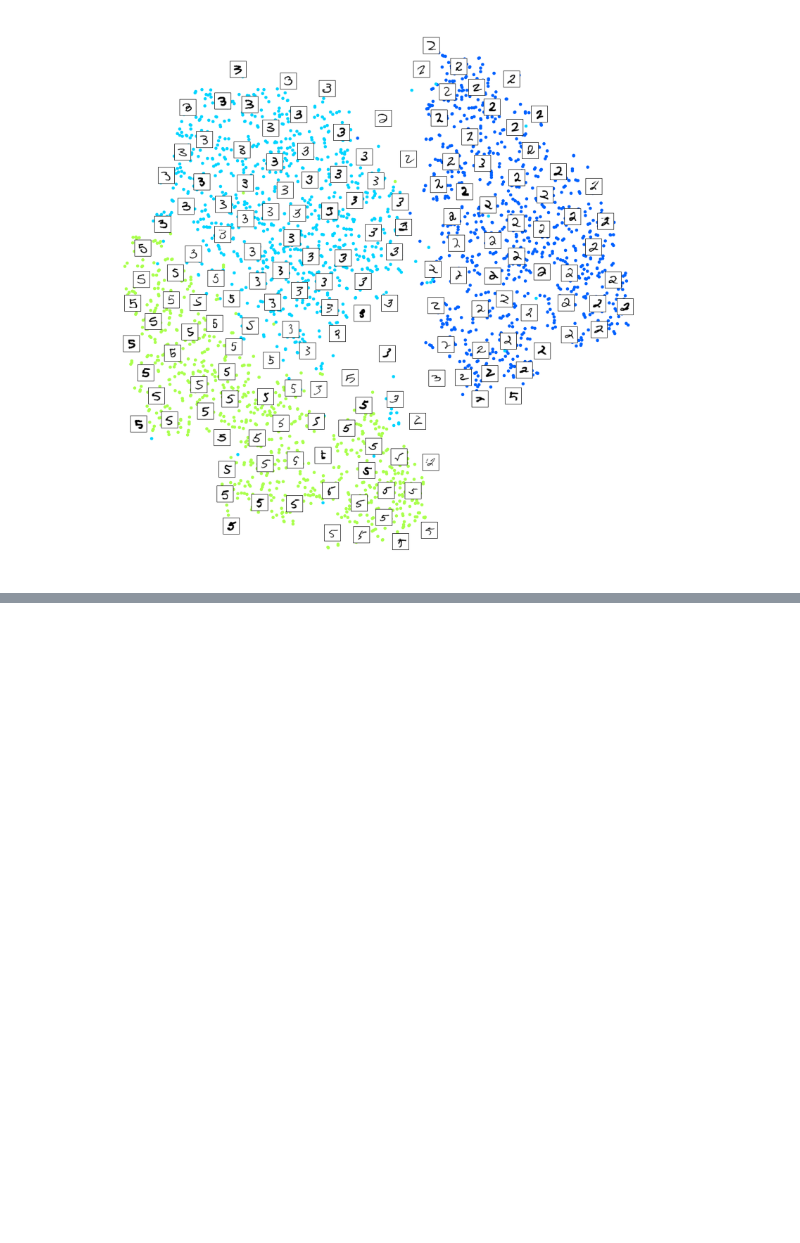
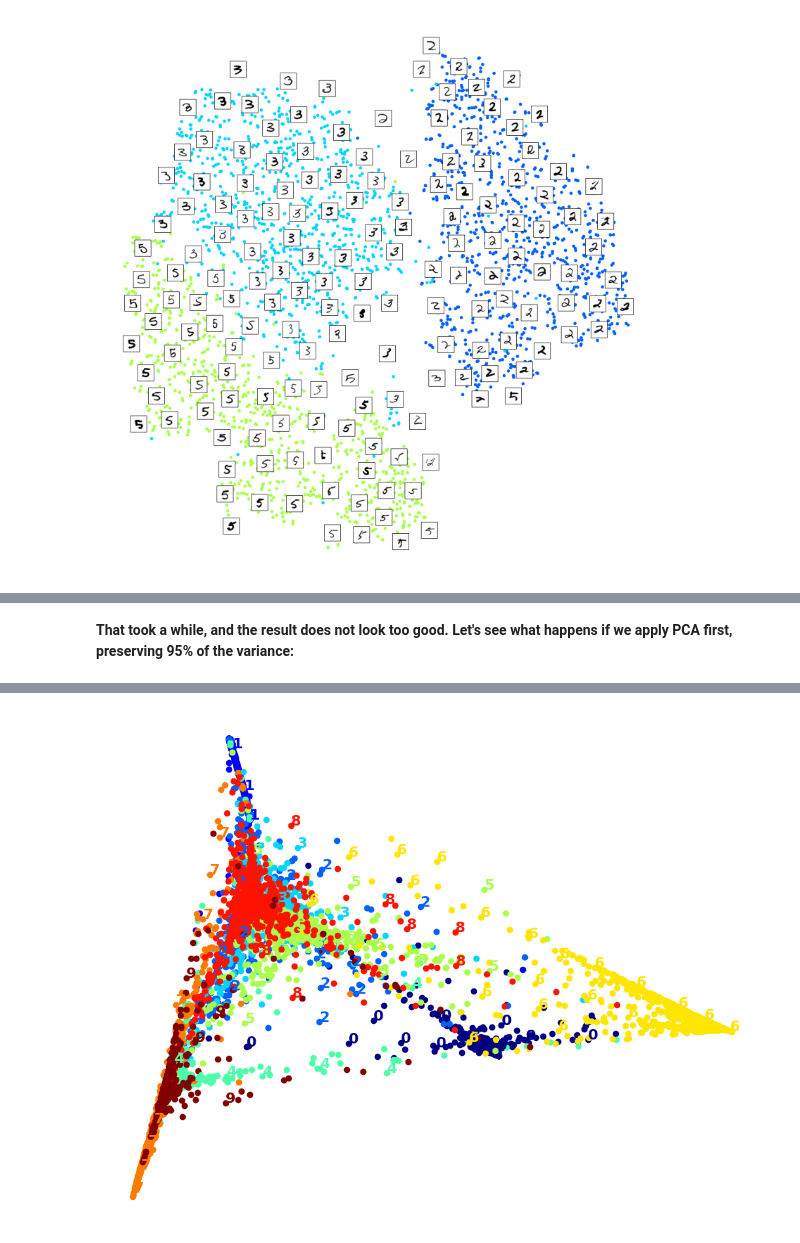
Before and after one commit to andysingal/machine-learning, a Jupyter notebook: Dimension_Reduction_II.ipynb, the cells around one changed output, grey strips where cells are left out. Drawn from its saved outputs; the diff is of its cells as text; code cells hidden in the pictures; blank space fills up the shorter version.

```diff
--- a/Dimension_Reduction_II.ipynb
+++ b/Dimension_Reduction_II.ipynb
@@ -237,0 +250,16 @@ plot_digits(X_subset_reduced, y_subset, images=X_subset, figsize=(22, 22))
+# %% [markdown]
+**That took a while, and the result does not look too good. Let's see what happens if we apply PCA first, preserving 95% of the variance:**
+# %%
+from sklearn.pipeline import Pipeline
+
+pca_lle = Pipeline([
+    ("pca", PCA(n_components=0.95, random_state=42)),
+    ("lle", LocallyLinearEmbedding(n_components=2, random_state=42)),
+])
+t0 = time.time()
+X_pca_lle_reduced = pca_lle.fit_transform(X)
+t1 = time.time()
+print("PCA+LLE took {:.1f}s.".format(t1 - t0))
+plot_digits(X_pca_lle_reduced, y)
+plt.show()
+# %% [output]
@@ -237,0 +267 @@ plot_digits(X_subset_reduced, y_subset, images=X_subset, figsize=(22, 22))
+[figure, added]
```
Also changed, not shown: parts of 4 cells of this notebook.
